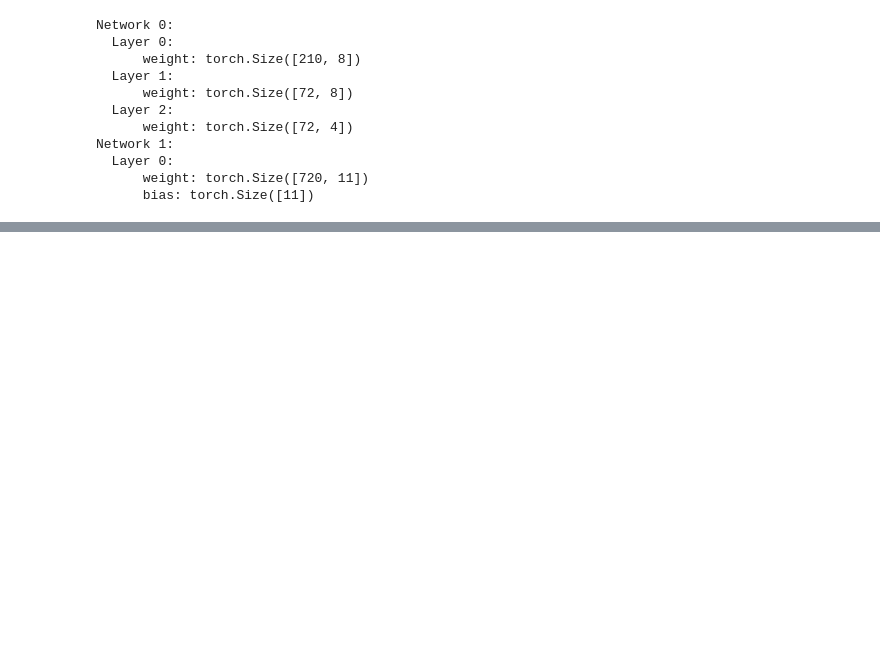
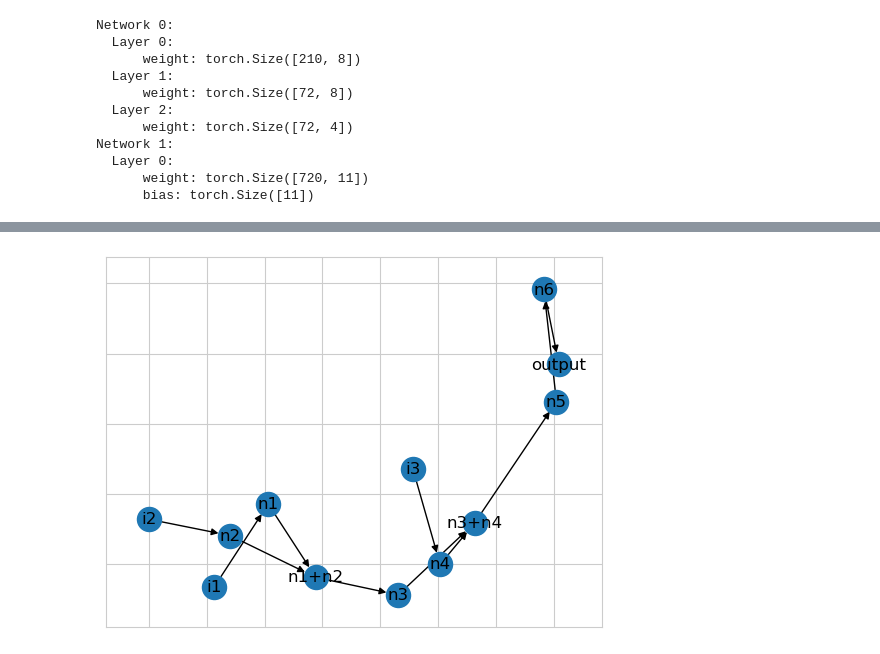
Before and after one commit to NeuroTheoryUMD/mattjac, a Jupyter notebook: v1/try_models.ipynb, the cells around one changed output, grey strips where cells are left out. Cells and saved outputs as stored; diff of their text form; code cells hidden in the pictures; blank space fills up the shorter version.

```diff
--- a/v1/try_models.ipynb
+++ b/v1/try_models.ipynb
@@ -392,0 +504,4 @@ Done fitting
+# %%
+m2[0].draw_network()
+# %% [output]
+[figure, added]
```
Also changed, not shown: parts of 11 cells of this notebook, 4 other files.
